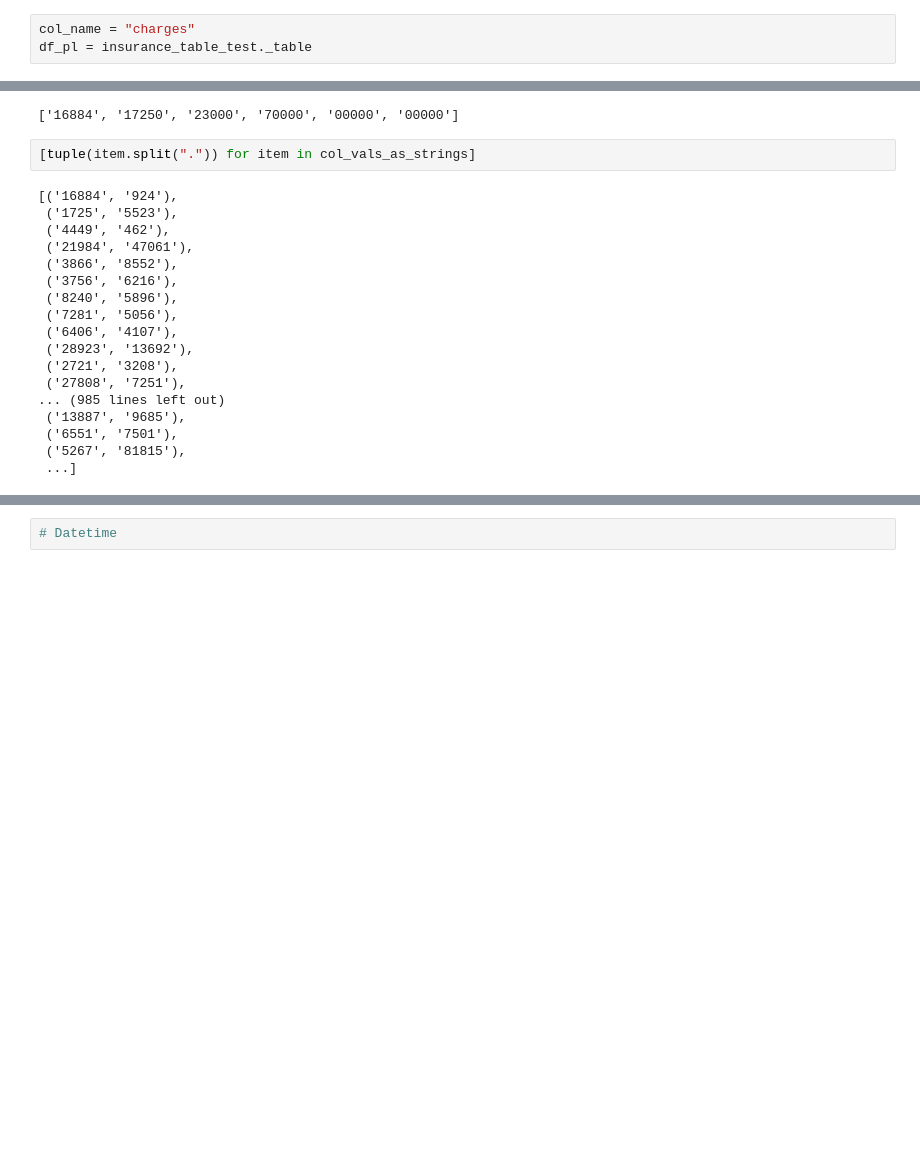
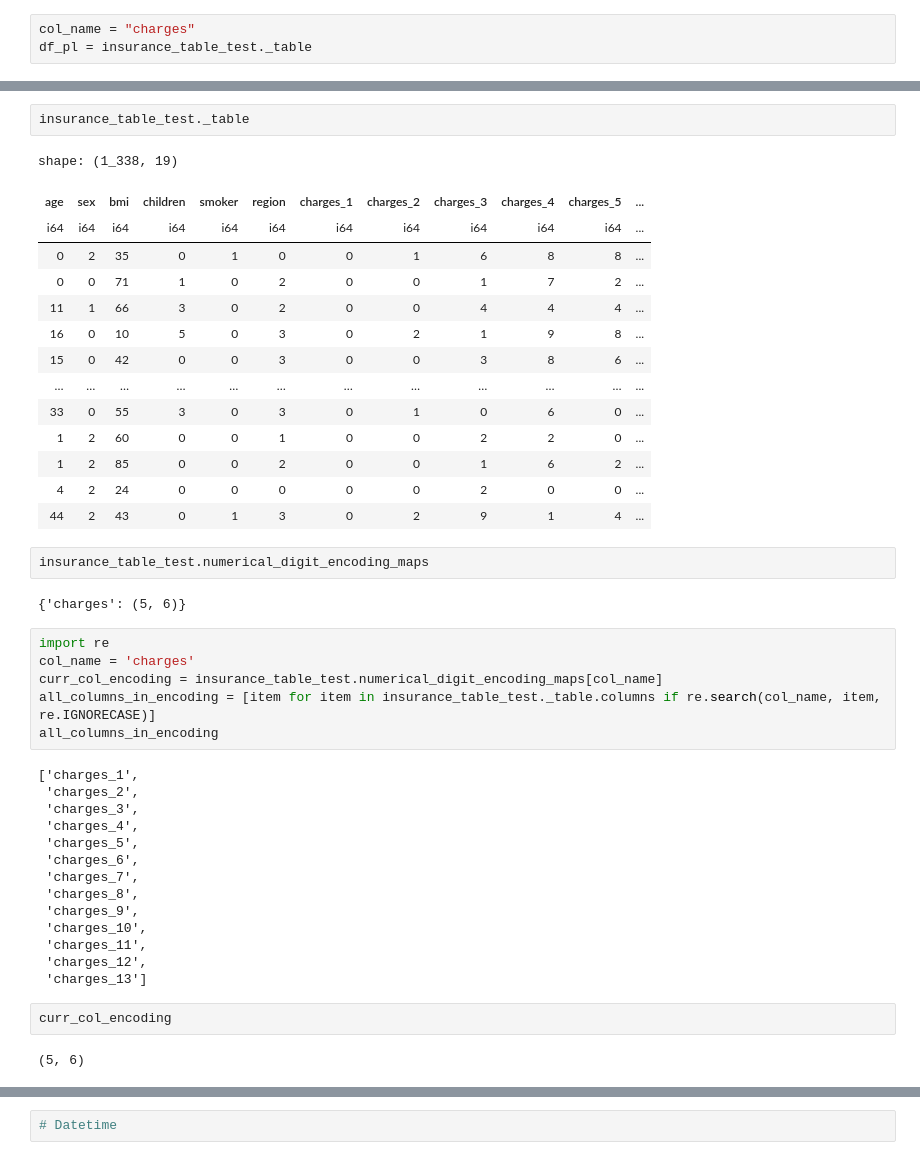
Before and after one commit to rzambrano1/tabular_nn, a Jupyter notebook: notebooks/tabular_argn.ipynb, the cells around one changed output, grey strips where cells are left out. Drawn from its saved outputs; the diff is of its cells as text; blank space fills up the shorter version.

Commit message:
DIGIT encoding decoding completed

```diff
--- a/notebooks/tabular_argn.ipynb
+++ b/notebooks/tabular_argn.ipynb
@@ -1269,23 +1260,45 @@ n_sub_cols
 # %%
+insurance_table_test._table
 # %% [output]
-['16884', '17250', '23000', '70000', '00000', '00000']
+shape: (1_338, 19)
+| age | sex | bmi | children | smoker | region | charges_1 | charges_2 | charges_3 | charges_4 | charges_5 | ... |
+| i64 | i64 | i64 | i64 | i64 | i64 | i64 | i64 | i64 | i64 | i64 | ... |
+| 0 | 2 | 35 | 0 | 1 | 0 | 0 | 1 | 6 | 8 | 8 | ... |
+| 0 | 0 | 71 | 1 | 0 | 2 | 0 | 0 | 1 | 7 | 2 | ... |
+| 11 | 1 | 66 | 3 | 0 | 2 | 0 | 0 | 4 | 4 | 4 | ... |
+| 16 | 0 | 10 | 5 | 0 | 3 | 0 | 2 | 1 | 9 | 8 | ... |
+| 15 | 0 | 42 | 0 | 0 | 3 | 0 | 0 | 3 | 8 | 6 | ... |
+| … | … | … | … | … | … | … | … | … | … | … | ... |
+| 33 | 0 | 55 | 3 | 0 | 3 | 0 | 1 | 0 | 6 | 0 | ... |
+| 1 | 2 | 60 | 0 | 0 | 1 | 0 | 0 | 2 | 2 | 0 | ... |
+| 1 | 2 | 85 | 0 | 0 | 2 | 0 | 0 | 1 | 6 | 2 | ... |
+| 4 | 2 | 24 | 0 | 0 | 0 | 0 | 0 | 2 | 0 | 0 | ... |
+| 44 | 2 | 43 | 0 | 1 | 3 | 0 | 2 | 9 | 1 | 4 | ... |
+# %%
+insurance_table_test.numerical_digit_encoding_maps
+# %% [output]
+{'charges': (5, 6)}
 # %%
-[tuple(item.split(".")) for item in col_vals_as_strings]
+import re
+col_name = 'charges'
+curr_col_encoding = insurance_table_test.numerical_digit_encoding_maps[col_name]
+all_columns_in_encoding = [item for item in insurance_table_test._table.columns if re.search(col_name, item, re.IGNORECASE)]
+all_columns_in_encoding
 # %% [output]
-[('16884', '924'),
- ('1725', '5523'),
- ('4449', '462'),
- ('21984', '47061'),
- ('3866', '8552'),
- ('3756', '6216'),
- ('8240', '5896'),
- ('7281', '5056'),
- ('6406', '4107'),
- ('28923', '13692'),
- ('2721', '3208'),
- ('27808', '7251'),
-... (985 lines left out)
- ('13887', '9685'),
- ('6551', '7501'),
- ('5267', '81815'),
- ...]
+['charges_1',
+ 'charges_2',
+ 'charges_3',
+ 'charges_4',
+ 'charges_5',
+ 'charges_6',
+ 'charges_7',
+ 'charges_8',
+ 'charges_9',
+ 'charges_10',
+ 'charges_11',
+ 'charges_12',
+ 'charges_13']
+# %%
+curr_col_encoding
+# %% [output]
+(5, 6)
```
Also changed, not shown: parts of 25 cells of this notebook, 2 other files.
